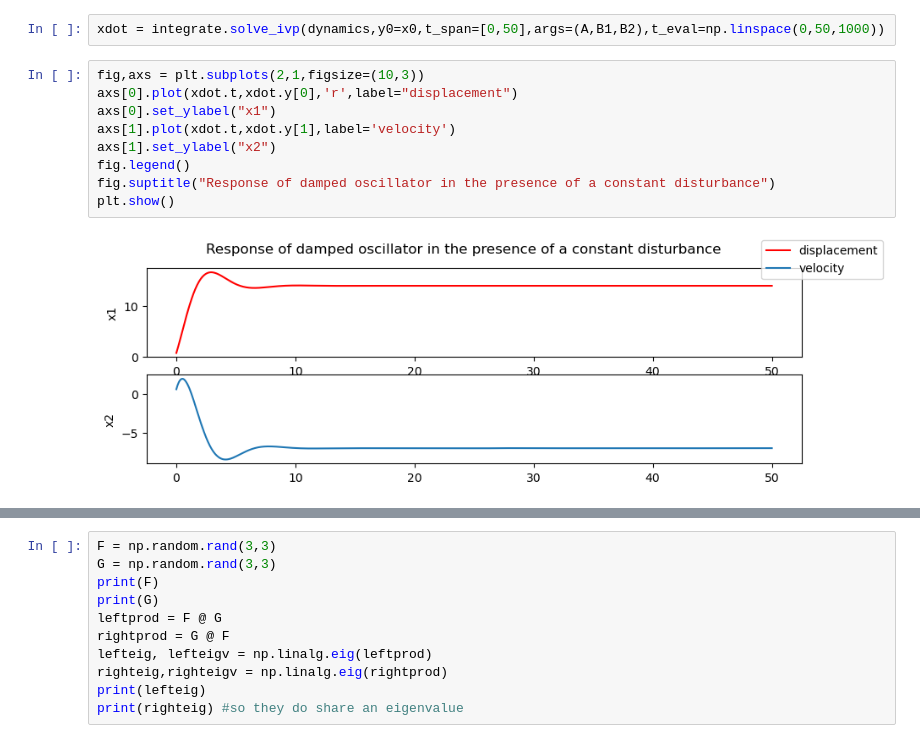
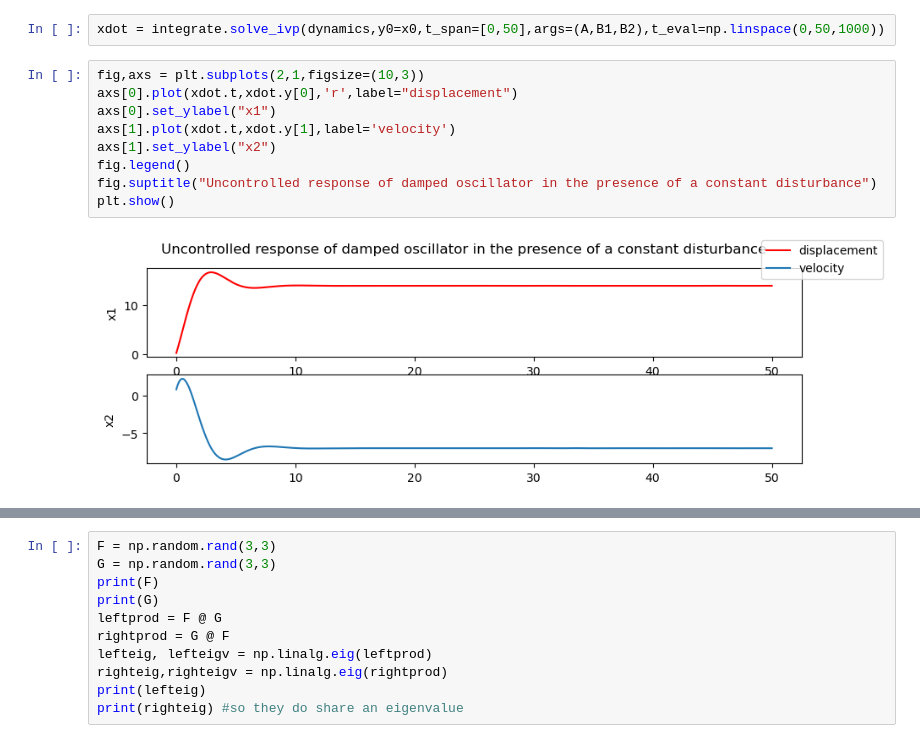
Before and after one commit to medjaijedi/MAS_Final_Project, a Jupyter notebook: rand_prac.ipynb, the cells around one changed output, grey strips where cells are left out. Drawn from its saved outputs; the diff is of its cells as text.

```diff
--- a/rand_prac.ipynb
+++ b/rand_prac.ipynb
@@ -575,11 +575,11 @@ xdot = integrate.solve_ivp(dynamics,y0=x0,t_span=[0,50],args=(A,B1,B2),t_eval=np
 # %%
 fig,axs = plt.subplots(2,1,figsize=(10,3))
 axs[0].plot(xdot.t,xdot.y[0],'r',label="displacement")
 axs[0].set_ylabel("x1")
 axs[1].plot(xdot.t,xdot.y[1],label='velocity')
 axs[1].set_ylabel("x2")
 fig.legend()
-fig.suptitle("Response of damped oscillator in the presence of a constant disturbance")
+fig.suptitle("Uncontrolled response of damped oscillator in the presence of a constant disturbance")
 plt.show()
 # %% [output]
-[figure, old version]
+[figure, new version]
```
Also changed, not shown: parts of 10 cells of this notebook.
